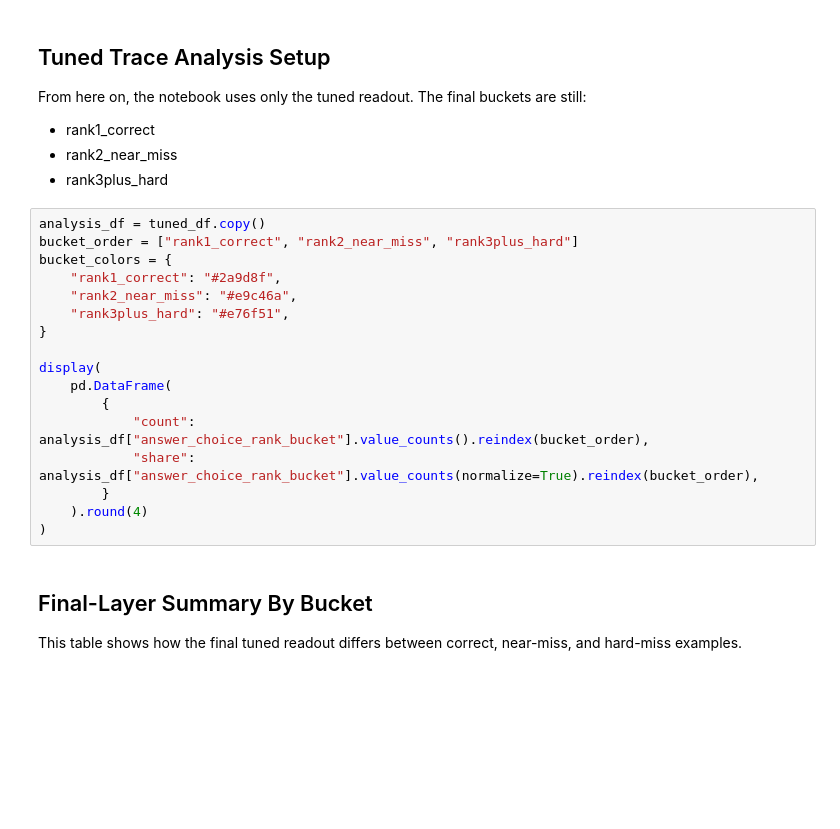
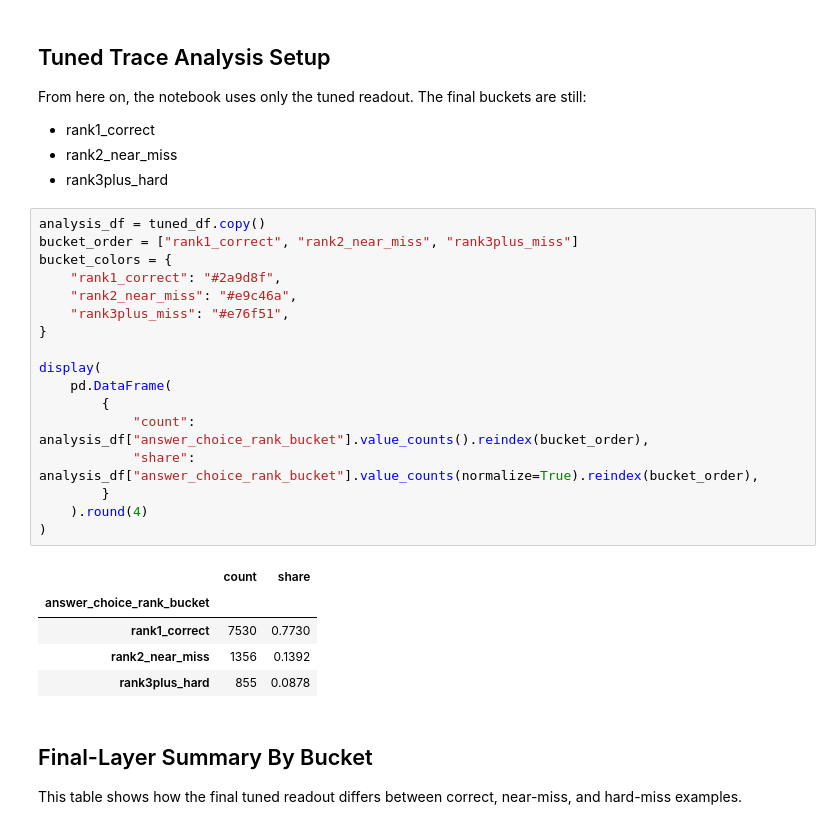
Before and after one commit to Mikolaj-MLP/Transformer-Decision-Traces, a Jupyter notebook: csqa_hf_layerwise_decoder_analysis.ipynb, the cells around one changed output. Drawn from its saved outputs; the diff is of its cells as text; blank space fills up the shorter version.

```diff
--- a/csqa_hf_layerwise_decoder_analysis.ipynb
+++ b/csqa_hf_layerwise_decoder_analysis.ipynb
@@ -578,21 +599,27 @@ The final buckets are still:
 - rank3plus_hard
 # %%
 analysis_df = tuned_df.copy()
-bucket_order = ["rank1_correct", "rank2_near_miss", "rank3plus_hard"]
+bucket_order = ["rank1_correct", "rank2_near_miss", "rank3plus_miss"]
 bucket_colors = {
     "rank1_correct": "#2a9d8f",
     "rank2_near_miss": "#e9c46a",
-    "rank3plus_hard": "#e76f51",
+    "rank3plus_miss": "#e76f51",
 }
 
 display(
     pd.DataFrame(
         {
             "count": analysis_df["answer_choice_rank_bucket"].value_counts().reindex(bucket_order),
             "share": analysis_df["answer_choice_rank_bucket"].value_counts(normalize=True).reindex(bucket_order),
         }
     ).round(4)
 )
+# %% [output]
+|  | count | share |
+| answer_choice_rank_bucket |  |  |
+| rank1_correct | 7530 | 0.7730 |
+| rank2_near_miss | 1356 | 0.1392 |
+| rank3plus_hard | 855 | 0.0878 |
 # %% [markdown]
 ## Final-Layer Summary By Bucket
 
```
Also changed, not shown: parts of 24 cells of this notebook.
